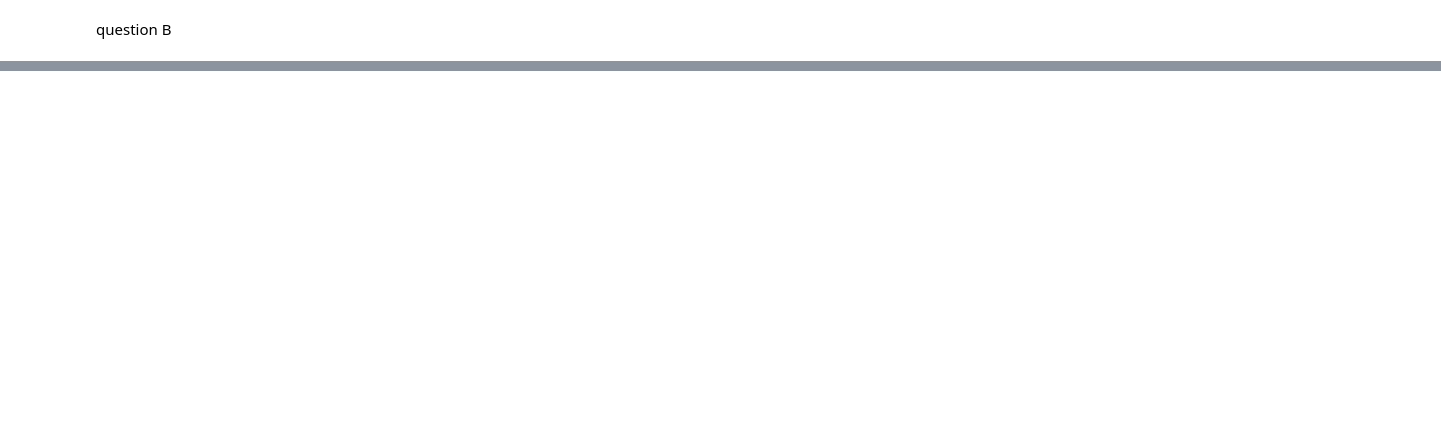
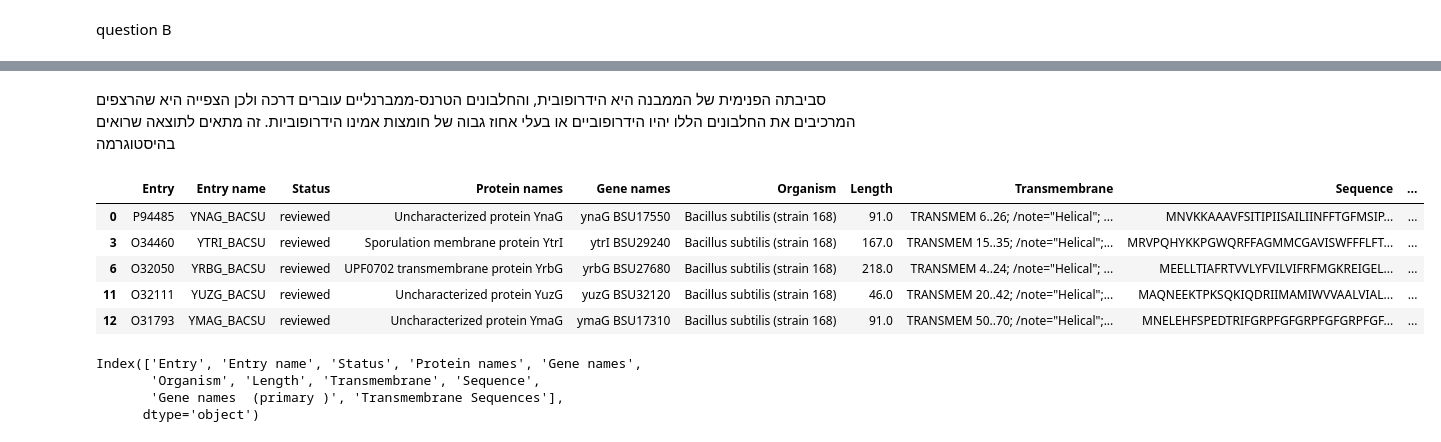
Before and after one commit to DavidShandor/Computational-Biology-Final-Project, a Jupyter notebook: partBJupyter.ipynb, the cells around one changed output, grey strips where cells are left out. Cells and saved outputs as stored; diff of their text form; code cells hidden in the pictures; blank space fills up the shorter version.

```diff
--- a/partBJupyter.ipynb
+++ b/partBJupyter.ipynb
@@ -205,7 +241,0 @@ trans_s[0]
-# %%
-import regex as re
-transmem_list = list(trans_s)
-# # len(transmem_list)
-# trans_pos = []
-for trans in transmem_list:
-    r1 =
@@ -213,0 +343,19 @@ for trans in transmem_list:
+# %% [markdown]
+סביבתה הפנימית של הממבנה היא הידרופובית, והחלבונים הטרנס-ממברנליים עוברים דרכה ולכן הצפייה היא שהרצפים המרכיבים את החלבונים הללו יהיו הידרופוביים או בעלי אחוז גבוה של חומצות אמינו הידרופוביות. זה מתאים לתוצאה שרואים בהיסטוגרמה
+# %%
+df_B = trans_df[trans_df['Gene names  (primary )'].isin(list(same_prot))]
+df_B.head()
+# %% [output]
+|  | Entry | Entry name | Status | Protein names | Gene names | Organism | Length | Transmembrane | Sequence | ... |
+| 0 | P94485 | YNAG_BACSU | reviewed | Uncharacterized protein YnaG | ynaG BSU17550 | Bacillus subtilis (strain 168) | 91.0 | TRANSMEM 6..26; /note="Helical"; ... | MNVKKAAAVFSITIPIISAILIINFFTGFMSIP... | ... |
+| 3 | O34460 | YTRI_BACSU | reviewed | Sporulation membrane protein YtrI | ytrI BSU29240 | Bacillus subtilis (strain 168) | 167.0 | TRANSMEM 15..35; /note="Helical";... | MRVPQHYKKPGWQRFFAGMMCGAVISWFFFLFT... | ... |
+| 6 | O32050 | YRBG_BACSU | reviewed | UPF0702 transmembrane protein YrbG | yrbG BSU27680 | Bacillus subtilis (strain 168) | 218.0 | TRANSMEM 4..24; /note="Helical"; ... | MEELLTIAFRTVVLYFVILVIFRFMGKREIGEL... | ... |
+| 11 | O32111 | YUZG_BACSU | reviewed | Uncharacterized protein YuzG | yuzG BSU32120 | Bacillus subtilis (strain 168) | 46.0 | TRANSMEM 20..42; /note="Helical";... | MAQNEEKTPKSQKIQDRIIMAMIWVVAALVIAL... | ... |
+| 12 | O31793 | YMAG_BACSU | reviewed | Uncharacterized protein YmaG | ymaG BSU17310 | Bacillus subtilis (strain 168) | 91.0 | TRANSMEM 50..70; /note="Helical";... | MNELEHFSPEDTRIFGRPFGFGRPFGFGRPFGF... | ... |
+# %%
+df_B.keys()
+# %% [output]
+Index(['Entry', 'Entry name', 'Status', 'Protein names', 'Gene names',
+       'Organism', 'Length', 'Transmembrane', 'Sequence',
+       'Gene names  (primary )', 'Transmembrane Sequences'],
+      dtype='object')
```
Also changed, not shown: parts of 14 cells of this notebook, 1 other file.
